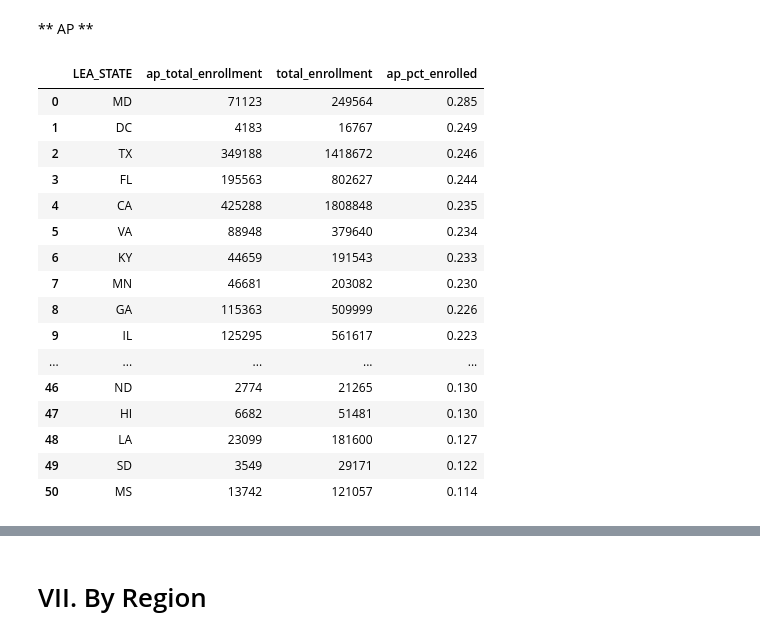
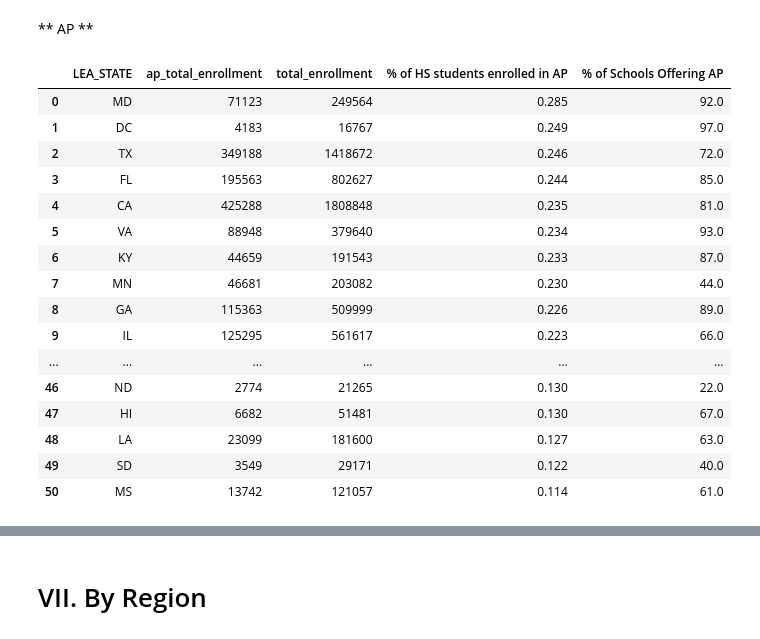
Before and after one commit to oconnoag/nacep_dual_enrollment_analysis, a Jupyter notebook: jupyter_notebooks/02_enrollment_analysis.ipynb, the cells around one changed output, grey strips where cells are left out. Cells and saved outputs as stored; diff of their text form; code cells hidden in the pictures.

Commit message:
Made further alterations to the enrollment file -- working down to the Participation By School Categories

```diff
--- a/jupyter_notebooks/02_enrollment_analysis.ipynb
+++ b/jupyter_notebooks/02_enrollment_analysis.ipynb
@@ -1176,25 +1220,30 @@ ap_state_enrollment = crdc_1516_apYes.groupby('LEA_STATE')['ap_total_enrollment'
 ap_state = ap_state_enrollment.merge(apOffering_state_total, how = 'inner', on = 'LEA_STATE')
 # %%
 ap_state['ap_pct_enrolled'] = round(ap_state['ap_total_enrollment'] / ap_state['total_enrollment'], 3)
-ap_state.sort_values('ap_pct_enrolled', ascending = False).reset_index().drop('index', axis = 1)
+%store -r ap_by_state_pcts
+ap_state_with_flag_pct = ap_state.merge(ap_by_state_pcts, on='LEA_STATE')
+ap_state_with_flag_pct['pct'] = ap_state_with_flag_pct['pct'] * 100
+ap_state_with_flag_pct = ap_state_with_flag_pct.rename({'pct': '% of Schools Offering AP',
+                                                       'ap_pct_enrolled': '% of HS students enrolled in AP'}, axis=1)
+ap_state_with_flag_pct.sort_values('% of HS students enrolled in AP', ascending = False).reset_index().drop('index', axis = 1)
 # %% [output]
-|  | LEA_STATE | ap_total_enrollment | total_enrollment | ap_pct_enrolled |
-| 0 | MD | 71123 | 249564 | 0.285 |
-| 1 | DC | 4183 | 16767 | 0.249 |
-| 2 | TX | 349188 | 1418672 | 0.246 |
-| 3 | FL | 195563 | 802627 | 0.244 |
-| 4 | CA | 425288 | 1808848 | 0.235 |
-| 5 | VA | 88948 | 379640 | 0.234 |
-| 6 | KY | 44659 | 191543 | 0.233 |
-| 7 | MN | 46681 | 203082 | 0.230 |
-| 8 | GA | 115363 | 509999 | 0.226 |
-| 9 | IL | 125295 | 561617 | 0.223 |
-| ... | ... | ... | ... | ... |
-| 46 | ND | 2774 | 21265 | 0.130 |
-| 47 | HI | 6682 | 51481 | 0.130 |
-| 48 | LA | 23099 | 181600 | 0.127 |
-| 49 | SD | 3549 | 29171 | 0.122 |
-| 50 | MS | 13742 | 121057 | 0.114 |
+|  | LEA_STATE | ap_total_enrollment | total_enrollment | % of HS students enrolled in AP | % of Schools Offering AP |
+| 0 | MD | 71123 | 249564 | 0.285 | 92.0 |
+| 1 | DC | 4183 | 16767 | 0.249 | 97.0 |
+| 2 | TX | 349188 | 1418672 | 0.246 | 72.0 |
+| 3 | FL | 195563 | 802627 | 0.244 | 85.0 |
+| 4 | CA | 425288 | 1808848 | 0.235 | 81.0 |
+| 5 | VA | 88948 | 379640 | 0.234 | 93.0 |
+| 6 | KY | 44659 | 191543 | 0.233 | 87.0 |
+| 7 | MN | 46681 | 203082 | 0.230 | 44.0 |
+| 8 | GA | 115363 | 509999 | 0.226 | 89.0 |
+| 9 | IL | 125295 | 561617 | 0.223 | 66.0 |
+| ... | ... | ... | ... | ... | ... |
+| 46 | ND | 2774 | 21265 | 0.130 | 22.0 |
+| 47 | HI | 6682 | 51481 | 0.130 | 67.0 |
+| 48 | LA | 23099 | 181600 | 0.127 | 63.0 |
+| 49 | SD | 3549 | 29171 | 0.122 | 40.0 |
+| 50 | MS | 13742 | 121057 | 0.114 | 61.0 |
 # %%
 ap_data = dict(type = 'choropleth',
             locations = ap_state['LEA_STATE'],
```
Also changed, not shown: parts of 64 cells of this notebook.
